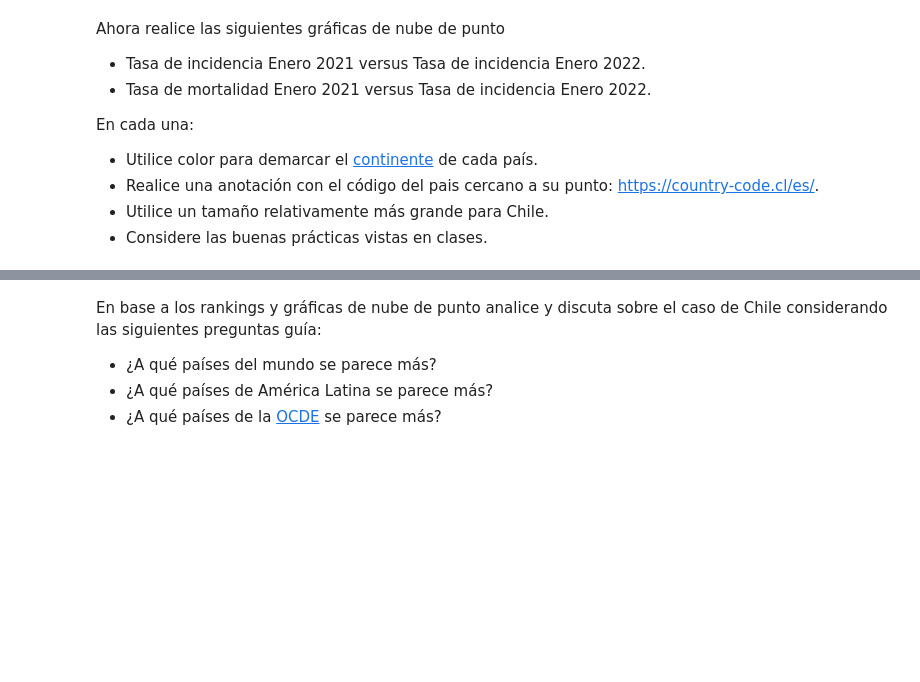
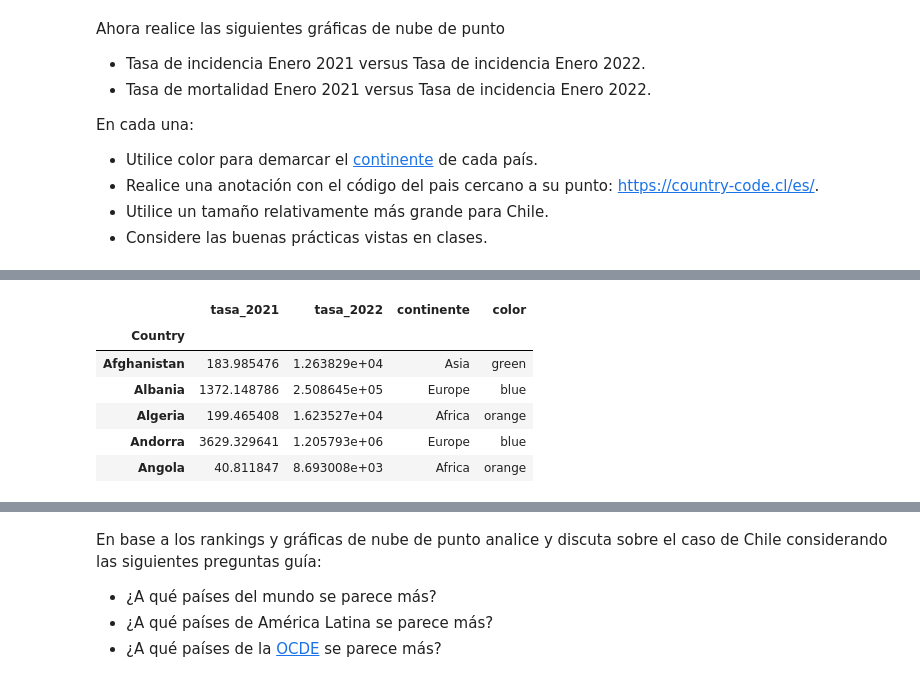
Before and after one commit to phuijse-classroom/info147-tarea-unidad1-lentejascontomate, a Jupyter notebook: enunciado.ipynb, the cells around one changed output, grey strips where cells are left out. Cells and saved outputs as stored; diff of their text form; code cells hidden in the pictures; blank space fills up the shorter version.

```diff
--- a/enunciado.ipynb
+++ b/enunciado.ipynb
@@ -466,0 +587,11 @@ continentes.count("unknow")
+# %%
+df_enero['color'] = df_enero['continente'].map(continent_colors)
+df_enero.head()
+# %% [output]
+|  | tasa_2021 | tasa_2022 | continente | color |
+| Country |  |  |  |  |
+| Afghanistan | 183.985476 | 1.263829e+04 | Asia | green |
+| Albania | 1372.148786 | 2.508645e+05 | Europe | blue |
+| Algeria | 199.465408 | 1.623527e+04 | Africa | orange |
+| Andorra | 3629.329641 | 1.205793e+06 | Europe | blue |
+| Angola | 40.811847 | 8.693008e+03 | Africa | orange |
```
Also changed, not shown: parts of 24 cells of this notebook.
